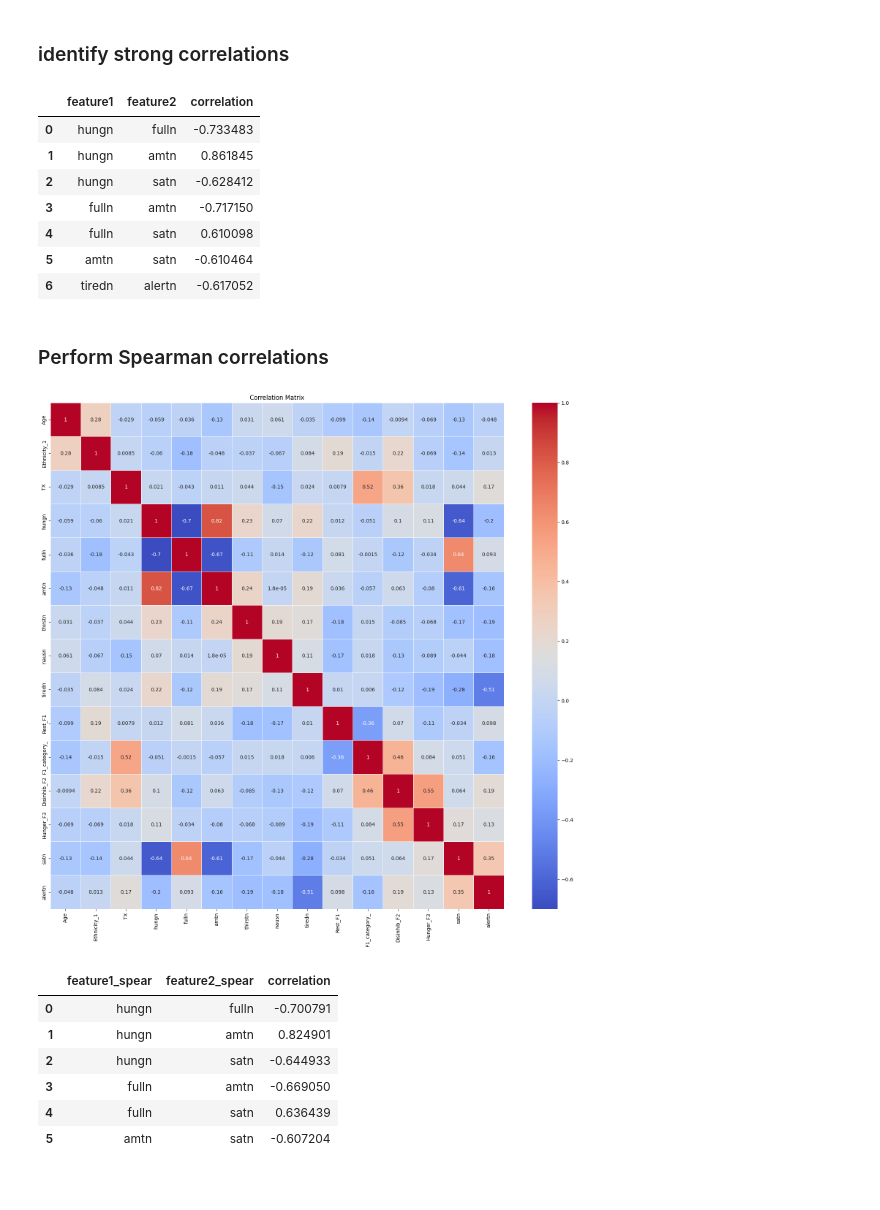
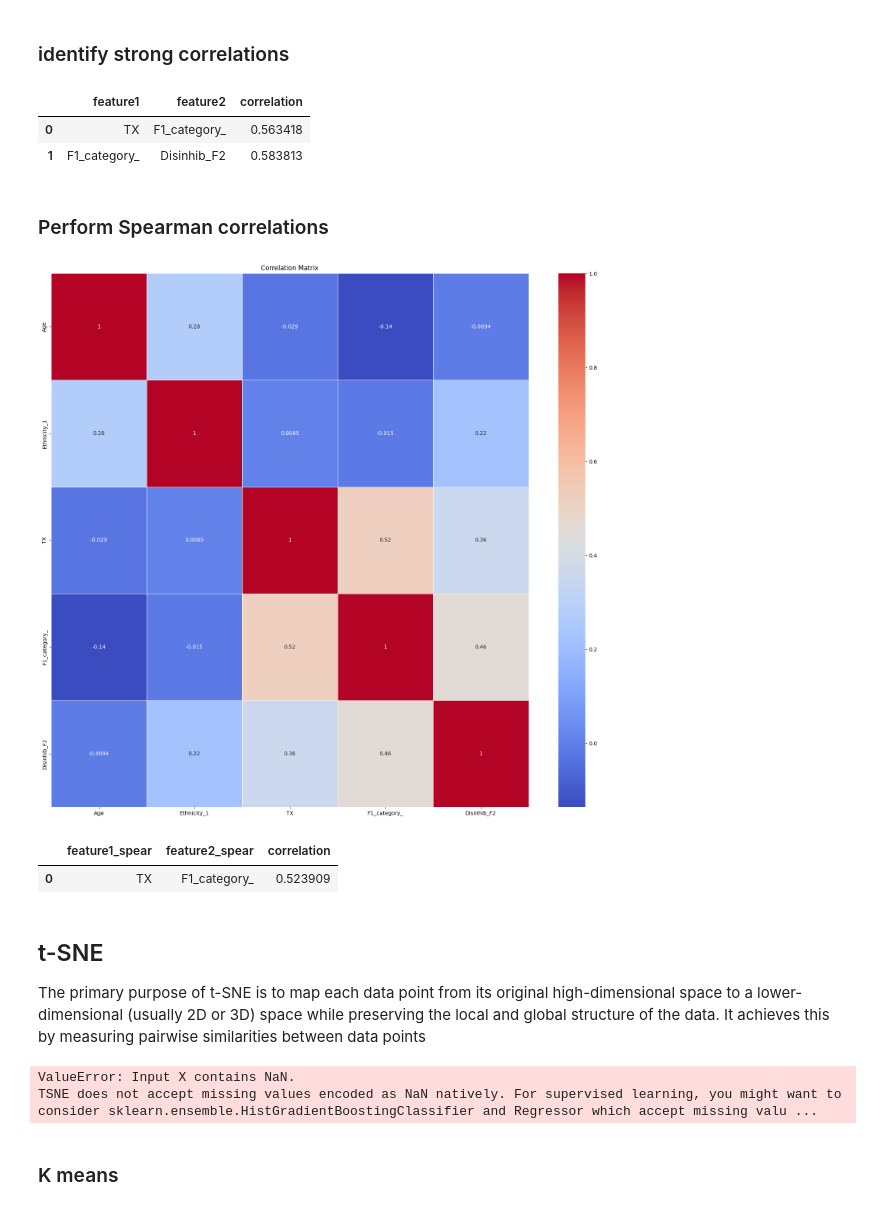
Before and after one commit to candiceT233/FDSN-CS-ML, a Jupyter notebook: src/EDA/correlation_matrix_SAT.ipynb, the cells around one changed output. Cells and saved outputs as stored; diff of their text form; code cells hidden in the pictures.

```diff
--- a/src/EDA/correlation_matrix_SAT.ipynb
+++ b/src/EDA/correlation_matrix_SAT.ipynb
@@ -169,3 +176,5 @@ b_Ins 1541'''
+# %%
+norm_df = norm_df.drop(['hungn','hung','full','fulln','des','desn','amt','amtn','thirst','thirstn','naus','nausn','alert','tired','tiredn','Rest_F1','Hunger_F3','sat','satn','alertn'], axis=1)
 # %% [markdown]
 ### Normalize
 # %%
@@ -214,32 +222,27 @@ visualize_correlation_matrix(correlation_matrix)
 # %%
 def identify_strong_correlations(correlation_matrix, threshold=0.7):
     # Find the indices of strongly correlated features
     n_features = correlation_matrix.shape[0]
     strongly_correlated = []
 
     for i in range(n_features):
         for j in range(i+1, n_features):
             if abs(correlation_matrix.iloc[i, j]) >= threshold:
                 strongly_correlated.append((correlation_matrix.index[i], correlation_matrix.columns[j], correlation_matrix.iloc[i, j]))
 
     return strongly_correlated
 
 # Set a correlation threshold
-threshold = 0.6
+threshold = 0.5
 
 # Find strongly correlated features
 strong_correlations = identify_strong_correlations(correlation_matrix, threshold)
 strong_correlations_df = pd.DataFrame(strong_correlations, columns=['feature1','feature2','correlation'])
 strong_correlations_df
 # %% [output]
 |  | feature1 | feature2 | correlation |
-| 0 | hungn | fulln | -0.733483 |
-| 1 | hungn | amtn | 0.861845 |
-| 2 | hungn | satn | -0.628412 |
-| 3 | fulln | amtn | -0.717150 |
-| 4 | fulln | satn | 0.610098 |
-| 5 | amtn | satn | -0.610464 |
-| 6 | tiredn | alertn | -0.617052 |
+| 0 | TX | F1_category_ | 0.563418 |
+| 1 | F1_category_ | Disinhib_F2 | 0.583813 |
 # %% [markdown]
 ### Perform Spearman correlations
 # %%
@@ -254,7 +257,7 @@ spearman_corr_matrix = calculate_spearman_correlation(normalized_df)
 # visualize
 visualize_correlation_matrix(spearman_corr_matrix)
 # %% [output]
-[figure, old version]
+[figure, new version]
 # %%
 # Find strongly correlated features in spearman
 strong_correlations = identify_strong_correlations(spearman_corr_matrix, threshold)
@@ -262,9 +265,41 @@ strong_correlations_df = pd.DataFrame(strong_correlations, columns=['feature1_sp
 strong_correlations_df
 # %% [output]
 |  | feature1_spear | feature2_spear | correlation |
-| 0 | hungn | fulln | -0.700791 |
-| 1 | hungn | amtn | 0.824901 |
-| 2 | hungn | satn | -0.644933 |
-| 3 | fulln | amtn | -0.669050 |
-| 4 | fulln | satn | 0.636439 |
-| 5 | amtn | satn | -0.607204 |
+| 0 | TX | F1_category_ | 0.523909 |
+# %% [markdown]
+## t-SNE
+The primary purpose of t-SNE is to map each data point from its original high-dimensional space to a lower-dimensional (usually 2D or 3D) space while preserving the local and global structure of the data. It achieves this by measuring pairwise similarities between data points
+# %%
+
+
+def apply_tsne(df, target_col=None, perplexity=30, learning_rate=200, n_iter=1000, random_state=None):
+
+    # Extract the target column (if provided)
+    if target_col is not None:
+        y = df[target_col].values
+        df = df.drop(columns=[target_col])
+    else:
+        y = None
+
+    # Apply t-SNE transformation
+    tsne = TSNE(n_components=2, perplexity=perplexity, learning_rate=learning_rate, n_iter=n_iter, random_state=random_state)
+    tsne_result = tsne.fit_transform(df)
+
+    # Create a new DataFrame with the t-SNE transformed data and the target column (if provided)
+    tsne_df = pd.DataFrame(tsne_result, columns=["t-SNE Component 1", "t-SNE Component 2"])
+    if target_col is not None:
+        tsne_df[target_col] = y
+
+    return tsne_df
+
+
+tsne_result = apply_tsne(normalized_df, target_col='F1_category_', perplexity=40, learning_rate=200, n_iter=1000, random_state=42)
+plt.scatter(tsne_result["t-SNE Component 1"], tsne_result["t-SNE Component 2"], c=tsne_result["F1_category_"])
+
+plt.xlabel('t-SNE Component 1')
+plt.ylabel('t-SNE Component 2')
+plt.title('t-SNE')
+plt.show()
+# %% [output]
+ValueError: Input X contains NaN.
+TSNE does not accept missing values encoded as NaN natively. For supervised learning, you might want to consider sklearn.ensemble.HistGradientBoostingClassifier and Regressor which accept missing valu ...
@@ -270,0 +311,2 @@ strong_correlations_df
+# %% [markdown]
+### K means
```
Also changed, not shown: parts of 7 cells of this notebook, 7 other files.
